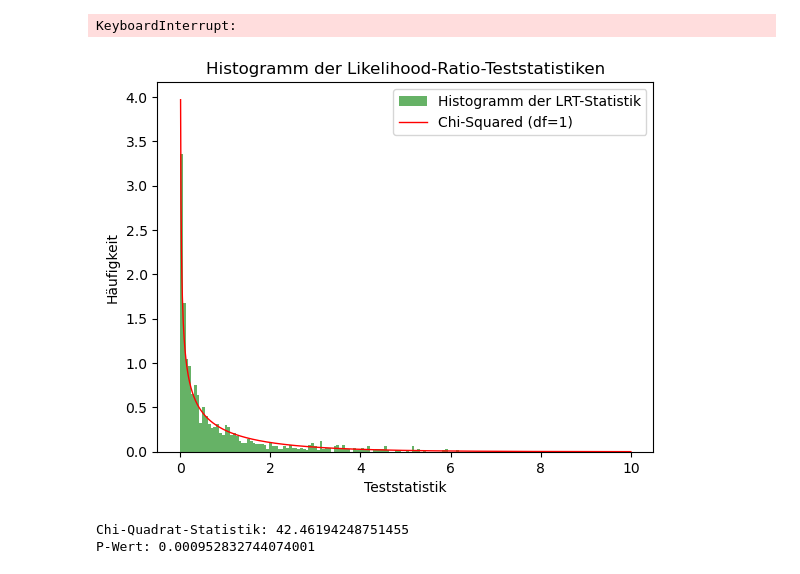
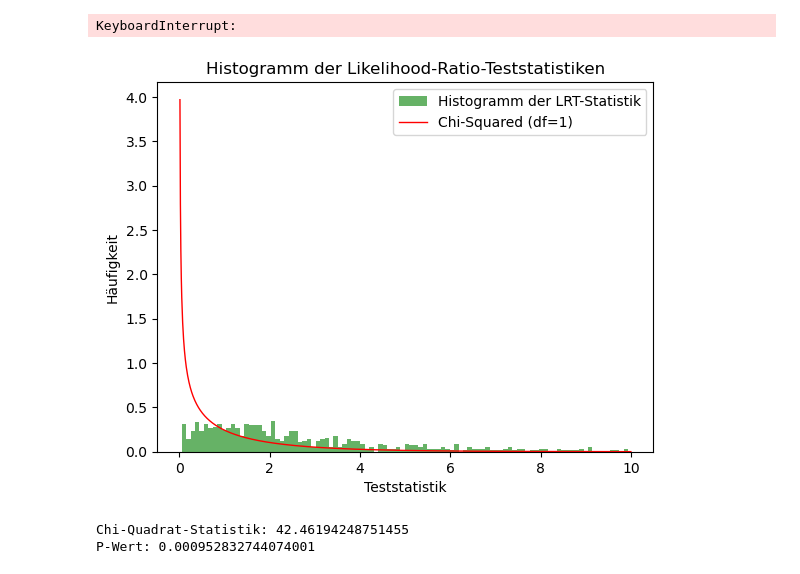
Before and after one commit to el-pato01/BA2024, a Jupyter notebook: Code/LRT_VAE_MM/VAE_MM_complexEncoder.ipynb, the cells around one changed output. Drawn from its saved outputs; the diff is of its cells as text; code cells hidden in the pictures.

```diff
--- a/Code/LRT_VAE_MM/VAE_MM_complexEncoder.ipynb
+++ b/Code/LRT_VAE_MM/VAE_MM_complexEncoder.ipynb
@@ -377,34 +374,34 @@ plt.savefig(histogram_path)
 # Histogramm anzeigen
 plt.show()
 # %%
-# data = np.load('hist_likelihood_vae_modified.npy')
-# hist_vals = []
+data = np.load('4_lat_dim_VAE.npy')
+hist_vals = []
 
-# for val in data:
-#     hist_vals.append(-val)
+for val in data:
+    hist_vals.append(-val)
 
-# # plot the histogr<am of the LRT-statistic
-# plt.hist(data, bins=100, density=True, alpha=0.6, color='g', label='Histogramm der LRT-Statistik')
+# plot the histogr<am of the LRT-statistic
+plt.hist(data, bins=100, density=True, alpha=0.6, color='g', label='Histogramm der LRT-Statistik')
 
-# # Chi-Quadrat-Verteilung mit zwei Freiheitsgraden plotten (für Vergleich)
-# x = np.linspace(0, 10, 1000)
-# plt.plot(x, chi2.pdf(x, df=1), 'r-', lw=1, label='Chi-Squared (df=1)')
+# Chi-Quadrat-Verteilung mit zwei Freiheitsgraden plotten (für Vergleich)
+x = np.linspace(0, 10, 1000)
+plt.plot(x, chi2.pdf(x, df=1), 'r-', lw=1, label='Chi-Squared (df=1)')
 
 
-# # Beschriftungen hinzufügen
-# plt.title('Histogramm der Likelihood-Ratio-Teststatistiken')
-# plt.xlabel('Teststatistik')
-# plt.ylabel('Häufigkeit')
-# plt.legend()
+# Beschriftungen hinzufügen
+plt.title('Histogramm der Likelihood-Ratio-Teststatistiken')
+plt.xlabel('Teststatistik')
+plt.ylabel('Häufigkeit')
+plt.legend()
 
-# # Save the histogram in the current directory
-# histogram_path = os.path.join(os.getcwd(), 'hist_nML_in_lossfkt.png')
-# plt.savefig(histogram_path)
+# Save the histogram in the current directory
+histogram_path = os.path.join(os.getcwd(), 'hist_nML_in_lossfkt.png')
+plt.savefig(histogram_path)
 
-# # Histogramm anzeigen
-# plt.show()
+# Histogramm anzeigen
+plt.show()
 # %% [output]
-[figure, old version]
+[figure, new version]
 # %%
 # # Erstelle eine theoretische Chi-Quadrat-Verteilung mit einem Freiheitsgrad
 # df = 1
```
Also changed, not shown: parts of 1 cell of this notebook, 19 other files.
